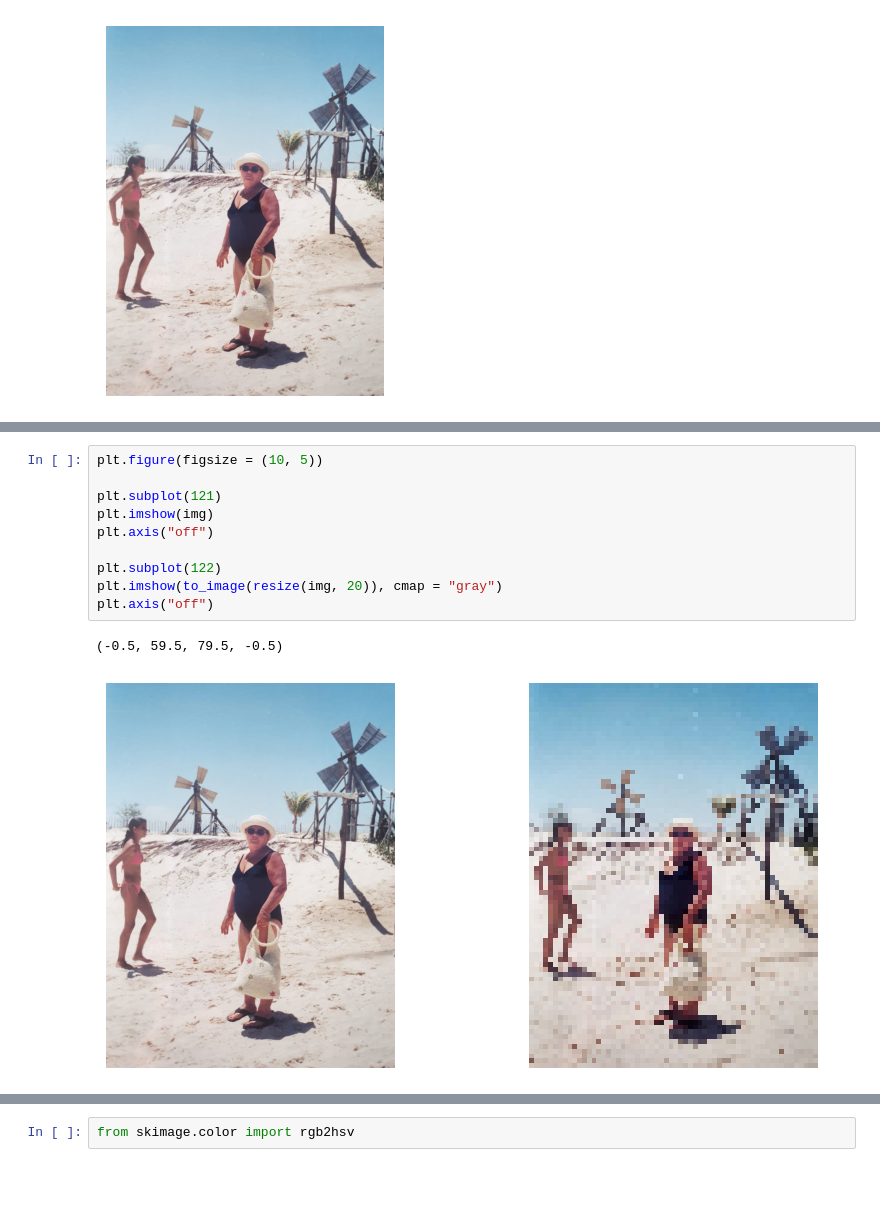
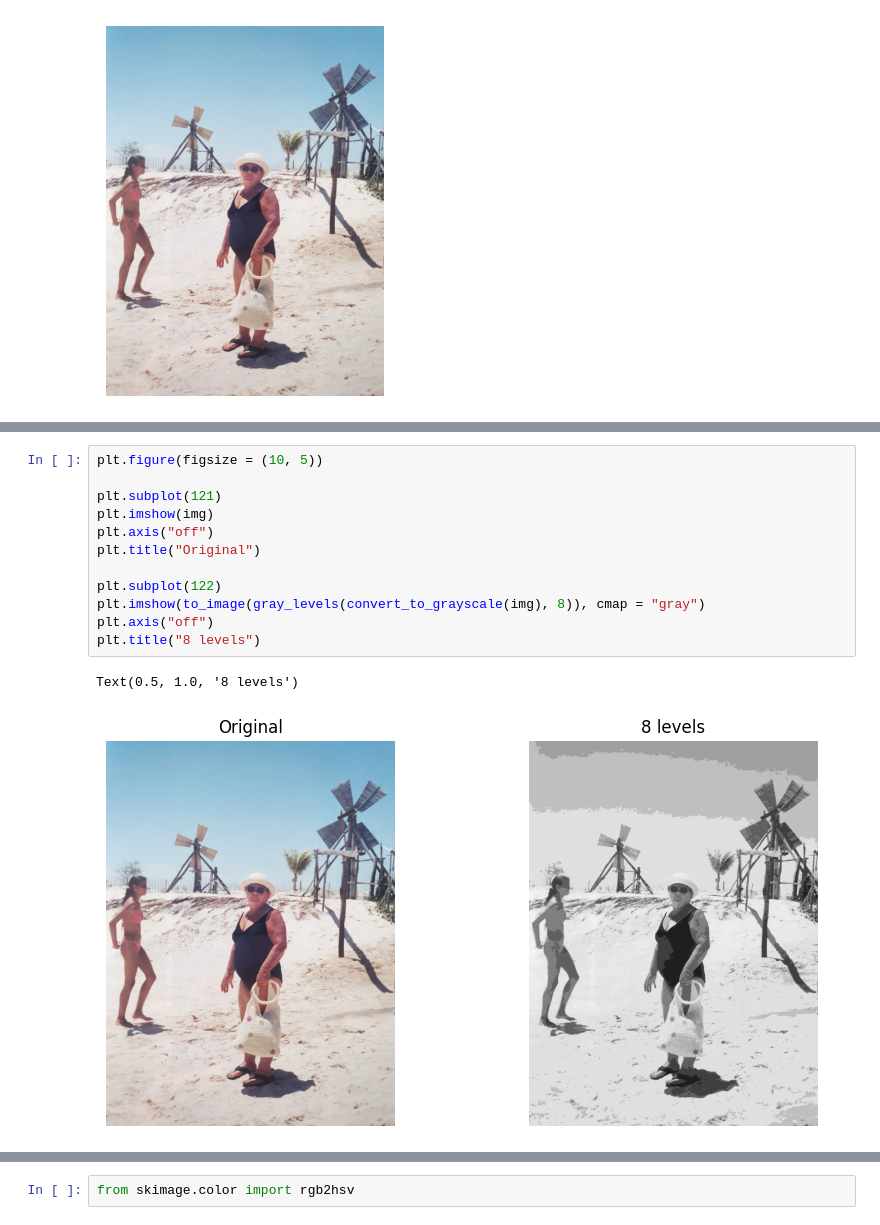
Before and after one commit to JoaoDell/Natural-Artificial-Vision, a Jupyter notebook: examples/specs_manipulation.ipynb, the cells around one changed output, grey strips where cells are left out. Saved outputs shown, nothing was run; the diff lists cells and outputs as text; blank space fills up the shorter version.

Commit message:
fix : improved images shown

```diff
--- a/examples/specs_manipulation.ipynb
+++ b/examples/specs_manipulation.ipynb
@@ -123,13 +153,15 @@ plt.axis("off")
 # %%
 plt.figure(figsize = (10, 5))
 
 plt.subplot(121)
 plt.imshow(img)
 plt.axis("off")
+plt.title("Original")
 
 plt.subplot(122)
-plt.imshow(to_image(resize(img, 20)), cmap = "gray")
+plt.imshow(to_image(gray_levels(convert_to_grayscale(img), 8)), cmap = "gray")
 plt.axis("off")
+plt.title("8 levels")
 # %% [output]
-(-0.5, 59.5, 79.5, -0.5)
+Text(0.5, 1.0, '8 levels')
-[figure, old version]
+[figure, new version]
```
Also changed, not shown: parts of 2 cells of this notebook.
